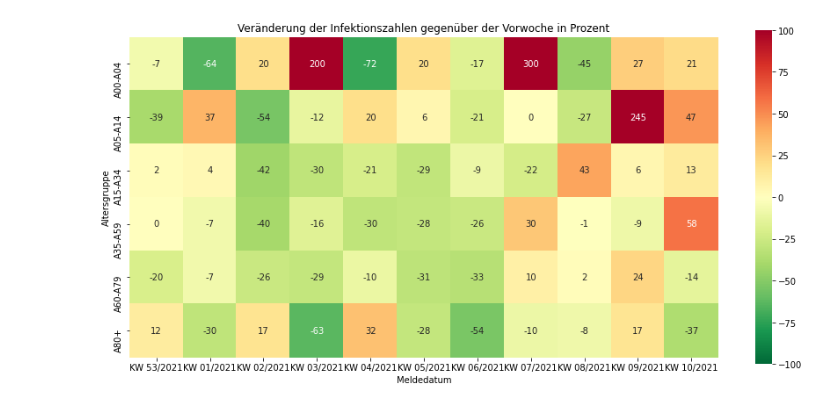
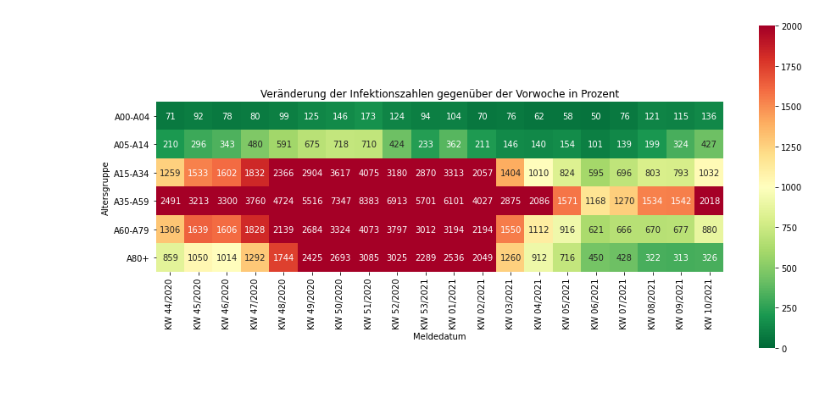
Before and after one commit to mkluge/covid-19, a Jupyter notebook: data/Dresden Altersgruppen.ipynb, the cells around one changed output. Saved outputs shown, nothing was run; the diff lists cells and outputs as text; code cells hidden in the pictures.

```diff
--- a/data/Dresden Altersgruppen.ipynb
+++ b/data/Dresden Altersgruppen.ipynb
@@ -1,22 +1,28 @@
 # %%
 import pandas as pd
 import seaborn as sns
 import matplotlib.cm as cm
 import matplotlib.pyplot as plt
 
-URL = "https://opendata.arcgis.com/datasets/dd4580c810204019a7b8eb3e0b329dd6_0.csv?where=Landkreis%20%3D%20%27SK%20Dresden%27"
+#URL = "https://opendata.arcgis.com/datasets/dd4580c810204019a7b8eb3e0b329dd6_0.csv?where=Landkreis%20%3D%20%27SK%20Dresden%27"
+#URL = "https://opendata.arcgis.com/datasets/dd4580c810204019a7b8eb3e0b329dd6_0.csv?where=Landkreis%20%3D%20%27LK%20Bautzen%27"
+URL = "https://opendata.arcgis.com/datasets/dd4580c810204019a7b8eb3e0b329dd6_0.csv"
 
 docs = pd.read_csv( URL, parse_dates=["Meldedatum"])
+#docs = docs[ docs["Landkreis"] == "LK Bautzen" ]
+#docs = docs[ docs["Landkreis"] == "SK Dresden" ]
+docs = docs[ docs["Bundesland"] == "Sachsen" ]
 weekly = docs.set_index("Meldedatum").groupby("Altersgruppe").resample("W").agg({"AnzahlFall":"sum"}).fillna(0)
-weekly_pct = weekly.pct_change() * 100
+#weekly_pct = weekly.pct_change() * 100
+weekly_pct = weekly
 weekly_pcts = weekly_pct.reset_index().pivot(index='Altersgruppe', columns='Meldedatum', values='AnzahlFall')
 weekly_pcts = weekly_pcts.loc[ weekly_pcts.index != "unbekannt" ]
-cols = [ X for X in weekly_pcts.columns if X.year == 2021 and X != max(weekly_pcts.columns) ]
-weekly_pcts = weekly_pcts[ cols ]
+cols = [ X for X in weekly_pcts.columns if X != max(weekly_pcts.columns) ]
+weekly_pcts = weekly_pcts[ cols[-20:] ]
 xticklabels = [ "KW "+X.strftime("%V/%Y") for X in weekly_pcts.columns ]
 fig, ax = plt.subplots(1, 1, figsize=(15, 7), sharex=True, facecolor='white')
 ax.set_title('Veränderung der Infektionszahlen gegenüber der Vorwoche in Prozent')
-sns.heatmap(weekly_pcts,cmap=cm.RdYlGn.reversed(), xticklabels=xticklabels, vmax=100, vmin=-100, annot=True, fmt=".0f", square=True)
+sns.heatmap(weekly_pcts,cmap=cm.RdYlGn.reversed(), xticklabels=xticklabels, vmax=2000, vmin=0, annot=True, fmt=".0f", square=True)
 plt.savefig("" + "dd_ag.png", dpi=100, facecolor='white', transparent=False)
 # %% [output]
-[figure, old version]
+[figure, new version]
```
Also changed, not shown: parts of 1 cell of this notebook.
